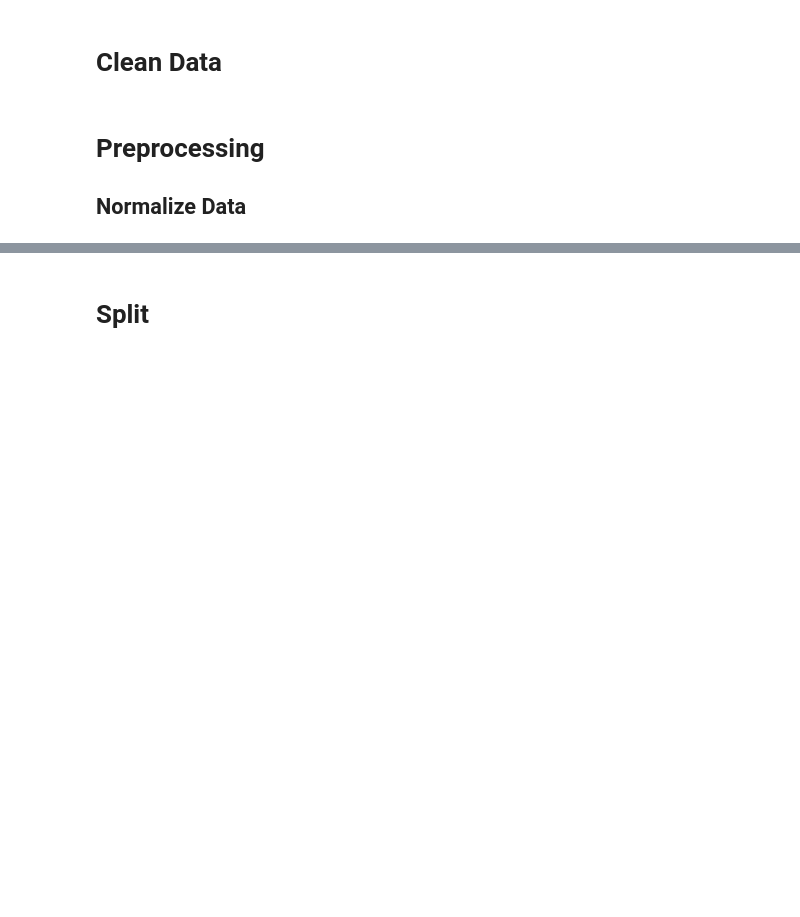
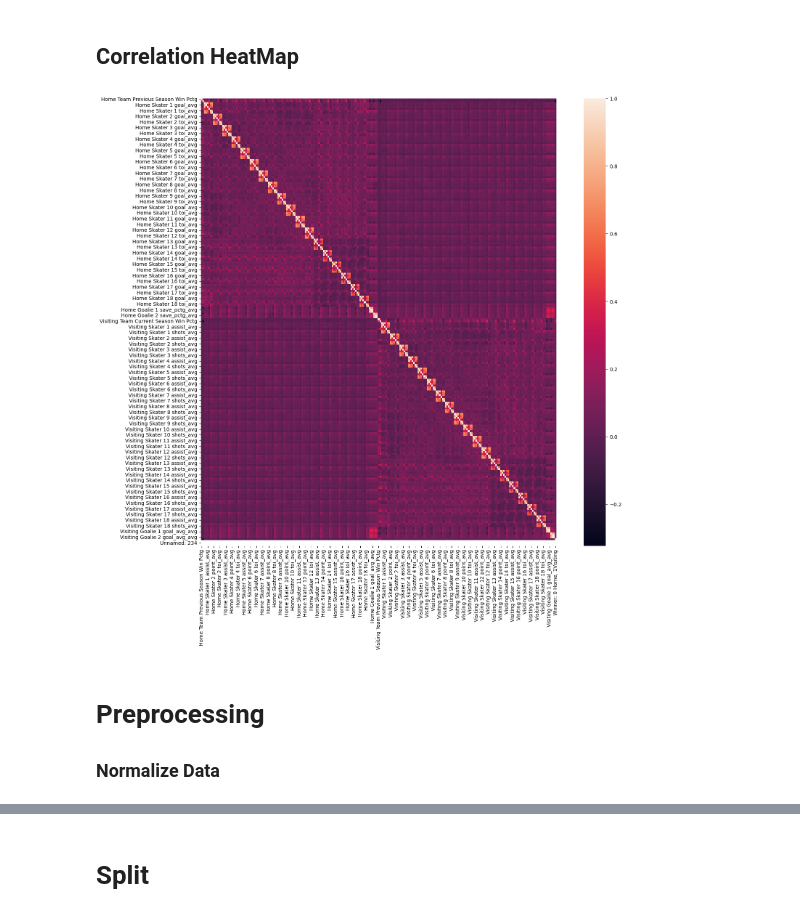
Before and after one commit to PeteCone/NHL_Game_Prediction, a Jupyter notebook: CMPE252_Prediction.ipynb, the cells around one changed output, grey strips where cells are left out. Saved outputs shown, nothing was run; the diff lists cells and outputs as text; code cells hidden in the pictures; blank space fills up the shorter version.

Commit message:
NN tested, NN accuracy and data correlation heatmap visualized, new dataset tested

```diff
--- a/CMPE252_Prediction.ipynb
+++ b/CMPE252_Prediction.ipynb
@@ -17,0 +28,13 @@ game_results = data['Winner: 0 Home, 1Visiting']
+# %%
+data = pd.read_csv('10Cross.csv')
+
+data = data[data['RegOrOT'] != 'OT']
+data = data.drop(['Game_Id','RegOrOT','Away_Team','Home_Team','season','isPlayoff'], axis=1)
+data.replace([np.inf, -np.inf], np.nan, inplace=True)
+data = data.fillna(0)
+
+print(data.head())
+
+game_data = data.drop(columns=['Outcome'])
+game_results = data['Outcome']
+len(game_data)
@@ -18,2 +60,21 @@ game_results = data['Winner: 0 Home, 1Visiting']
+# %% [markdown]
+## Correlation HeatMap
+# %%
+import seaborn as sns
+
+plt.figure(figsize=(16, 16))
+
+# Create a sample DataFrame
+df = pd.DataFrame(data)
+
+# Calculate the correlation matrix
+corr = df.corr()
+
+# Create the heatmap
+sns.heatmap(corr)
+plt.savefig('heatmap_data2010.png', dpi=300, bbox_inches='tight')
+# %% [output]
+[figure, added]
 # %% [markdown]
-# Clean Data
+# Preprocessing
+### Normalize Data
@@ -24,6 +81,3 @@ game_data = np.nan_to_num(game_data, nan=0.0)
-# %% [markdown]
-# Preprocessing
-## Normalize Data
 # %%
 from sklearn.preprocessing import StandardScaler
 
```
Also changed, not shown: parts of 21 cells of this notebook, 4 other files.
